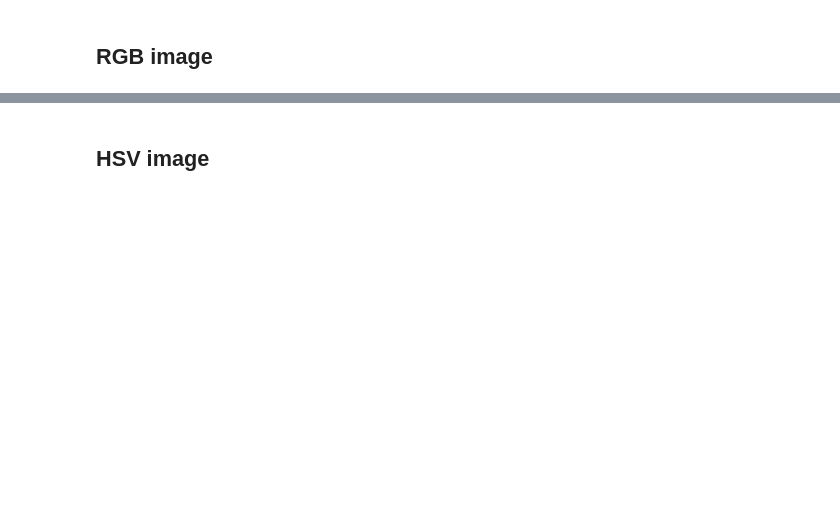
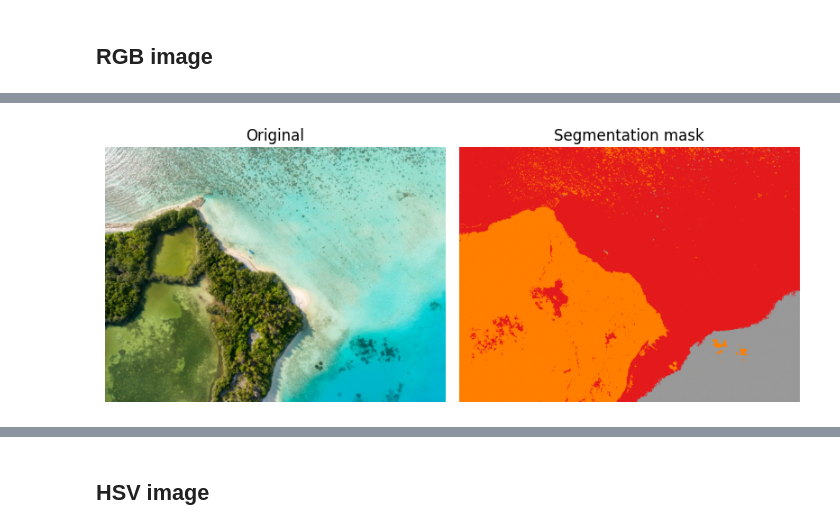
Before and after one commit to JuanJRP/machine_learning, a Jupyter notebook: Sem_06/kmeans_images.ipynb, the cells around one changed output, grey strips where cells are left out. Saved outputs shown, nothing was run; the diff lists cells and outputs as text; code cells hidden in the pictures; blank space fills up the shorter version.

```diff
--- a/Sem_06/kmeans_images.ipynb
+++ b/Sem_06/kmeans_images.ipynb
@@ -48,9 +57,13 @@ print(vectorized_rgb.shape, img_rgb.shape, clustered_rgb.shape)
 # %%
 # Plot original and segmentation masks
-_, axes = plt.subplots (1, 2, figsize = (12,5))
-axes[0].imshow( _ ), axes[0].set_axis_off(), axes[0].set_title("Original")
-axes[1].imshow( _ ), axes[1].set_axis_off(), axes[1].set_title("Segmentation mask")
+_, axes = plt.subplots (1, 2, figsize = (8,4))
+
+axes[0].set_title("Original"), axes[0].imshow( img_rgb ), axes[0].set_axis_off()
+axes[1].set_title("Segmentation mask"), axes[1].imshow( clustered_rgb, cmap='Set1'), axes[1].set_axis_off()
+
 plt.tight_layout()
+# %% [output]
+[figure, added]
 # %%
 # Mask only the cluster number 0 (turn the rest of pixels into black)
 cluster = 0
```
Also changed, not shown: parts of 15 cells of this notebook, 4 other files.
